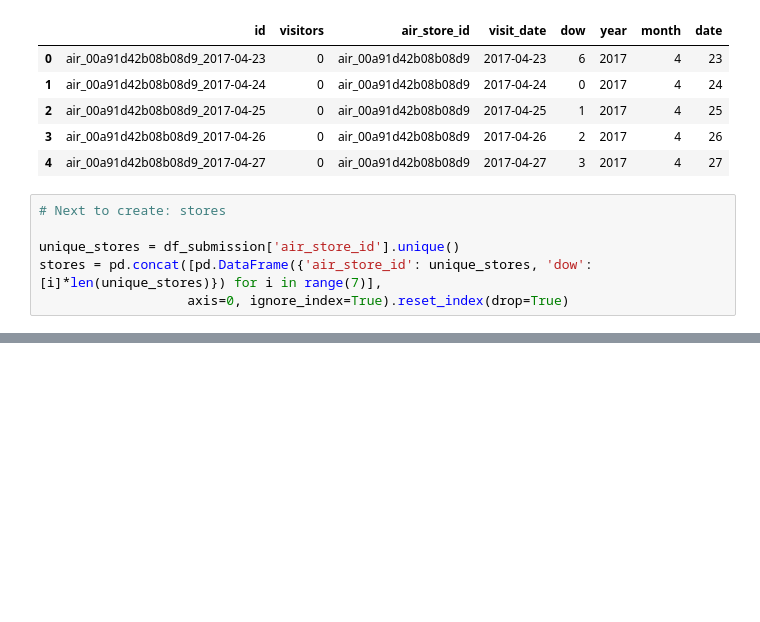
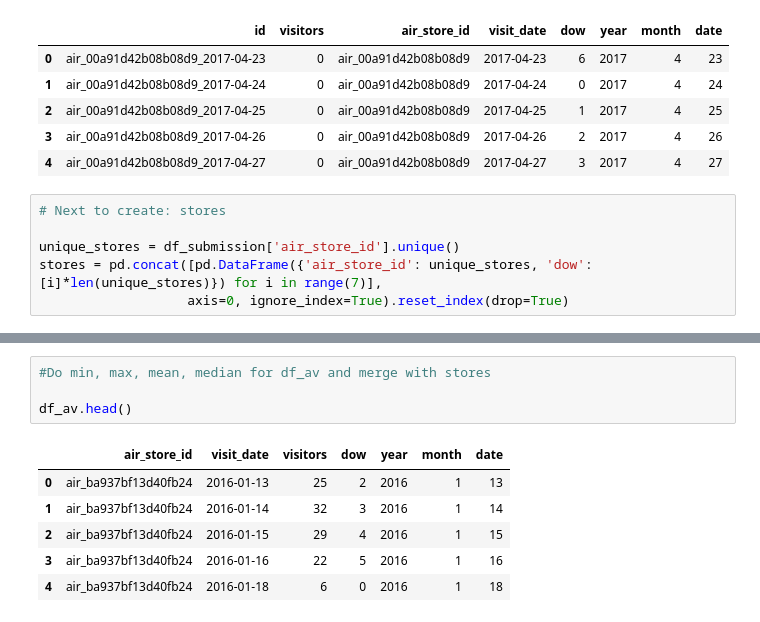
Before and after one commit to dongzhang84/Kaggle, a Jupyter notebook: Restaurant_Visitor_Forecasting/Visitor_forecasting_v3.ipynb, the cells around one changed output, grey strips where cells are left out. Cells and saved outputs as stored; diff of their text form; blank space fills up the shorter version.

```diff
--- a/Restaurant_Visitor_Forecasting/Visitor_forecasting_v3.ipynb
+++ b/Restaurant_Visitor_Forecasting/Visitor_forecasting_v3.ipynb
@@ -189,0 +202,11 @@ stores.head()
+# %%
+#Do min, max, mean, median for df_av and merge with stores
+
+df_av.head()
+# %% [output]
+|  | air_store_id | visit_date | visitors | dow | year | month | date |
+| 0 | air_ba937bf13d40fb24 | 2016-01-13 | 25 | 2 | 2016 | 1 | 13 |
+| 1 | air_ba937bf13d40fb24 | 2016-01-14 | 32 | 3 | 2016 | 1 | 14 |
+| 2 | air_ba937bf13d40fb24 | 2016-01-15 | 29 | 4 | 2016 | 1 | 15 |
+| 3 | air_ba937bf13d40fb24 | 2016-01-16 | 22 | 5 | 2016 | 1 | 16 |
+| 4 | air_ba937bf13d40fb24 | 2016-01-18 | 6 | 0 | 2016 | 1 | 18 |
```
Also changed, not shown: parts of 31 cells of this notebook.
